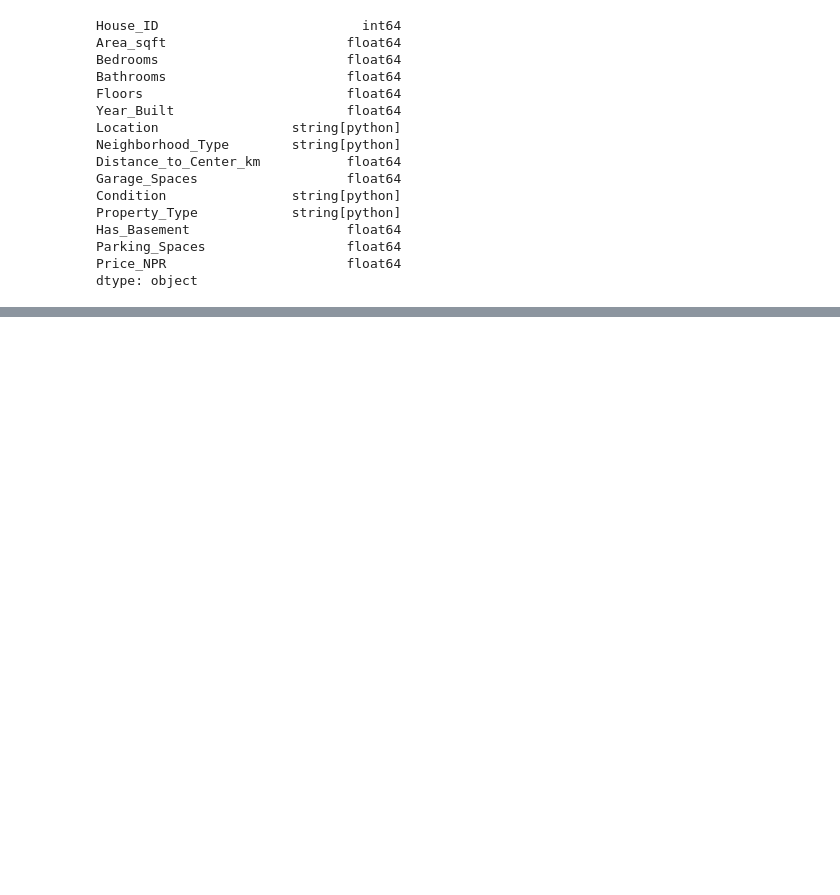
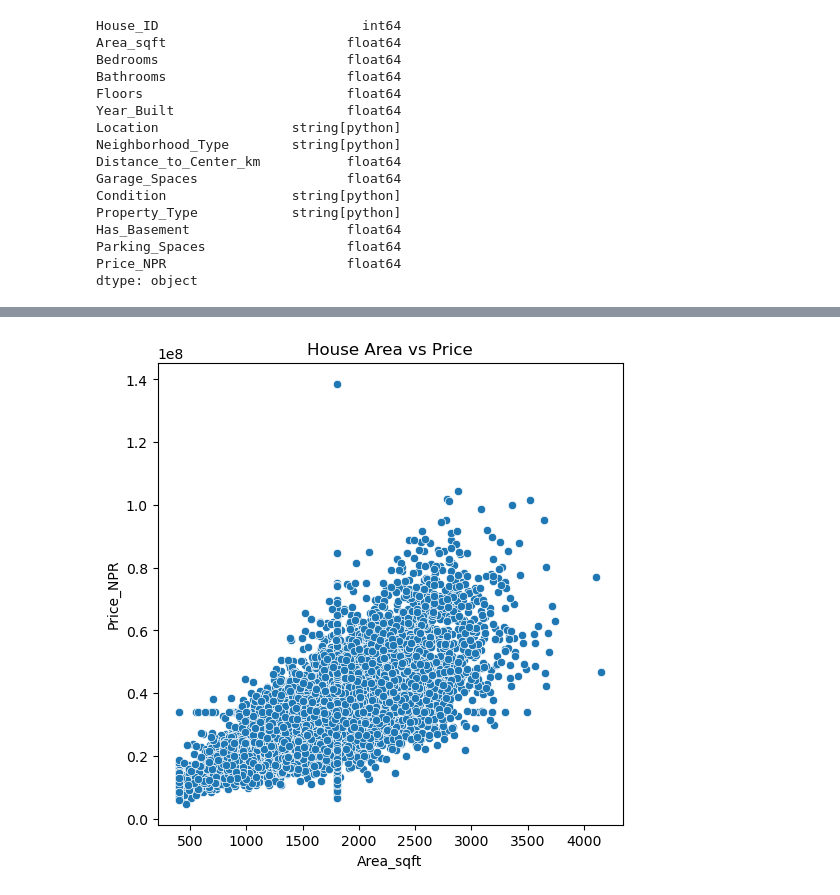
Before and after one commit to sulavg50-ux/SWYNEX-House-Price-Data-Preparation, a Jupyter notebook: house_pred.ipynb, the cells around one changed output, grey strips where cells are left out. Drawn from its saved outputs; the diff is of its cells as text; code cells hidden in the pictures; blank space fills up the shorter version.

```diff
--- a/house_pred.ipynb
+++ b/house_pred.ipynb
@@ -206,0 +235,7 @@ dtype: object
+# %%
+plt.figure(figsize=(6,6))
+sns.scatterplot(data=df,x='Area_sqft',y='Price_NPR')
+plt.title("House Area vs Price")
+plt.show()
+# %% [output]
+[figure, added]
```
Also changed, not shown: parts of 12 cells of this notebook.
